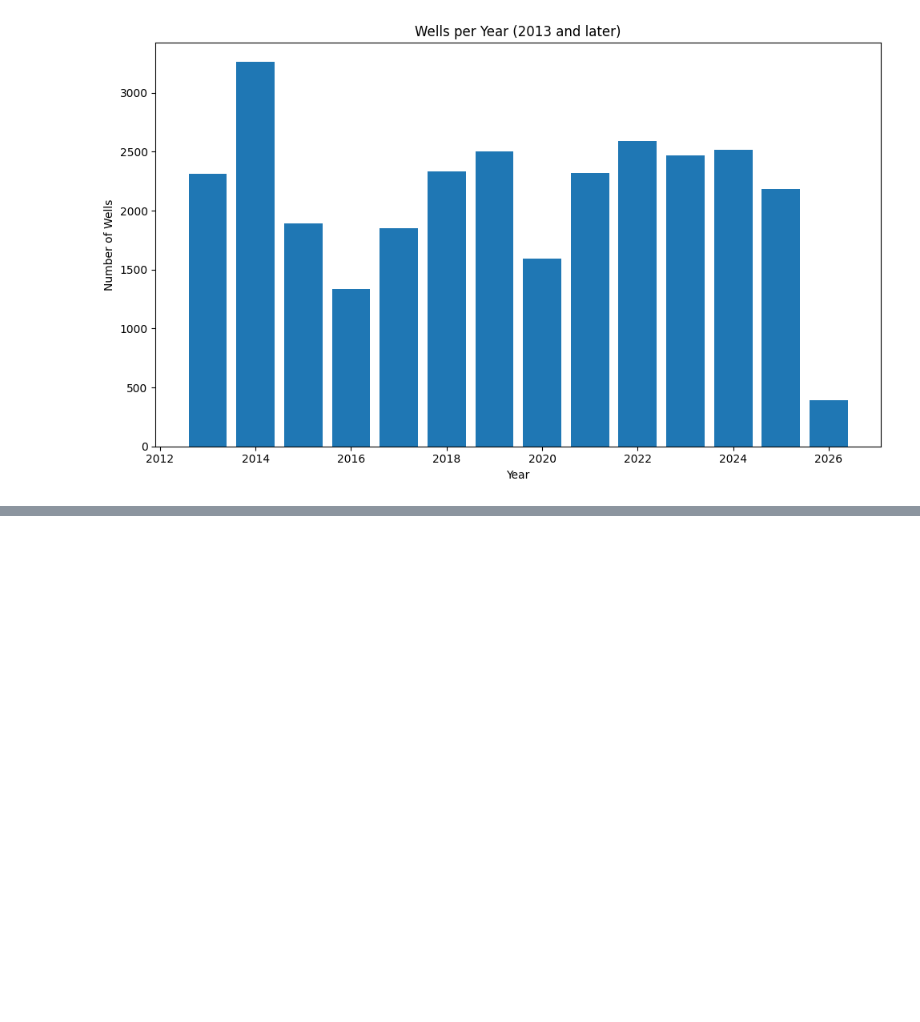
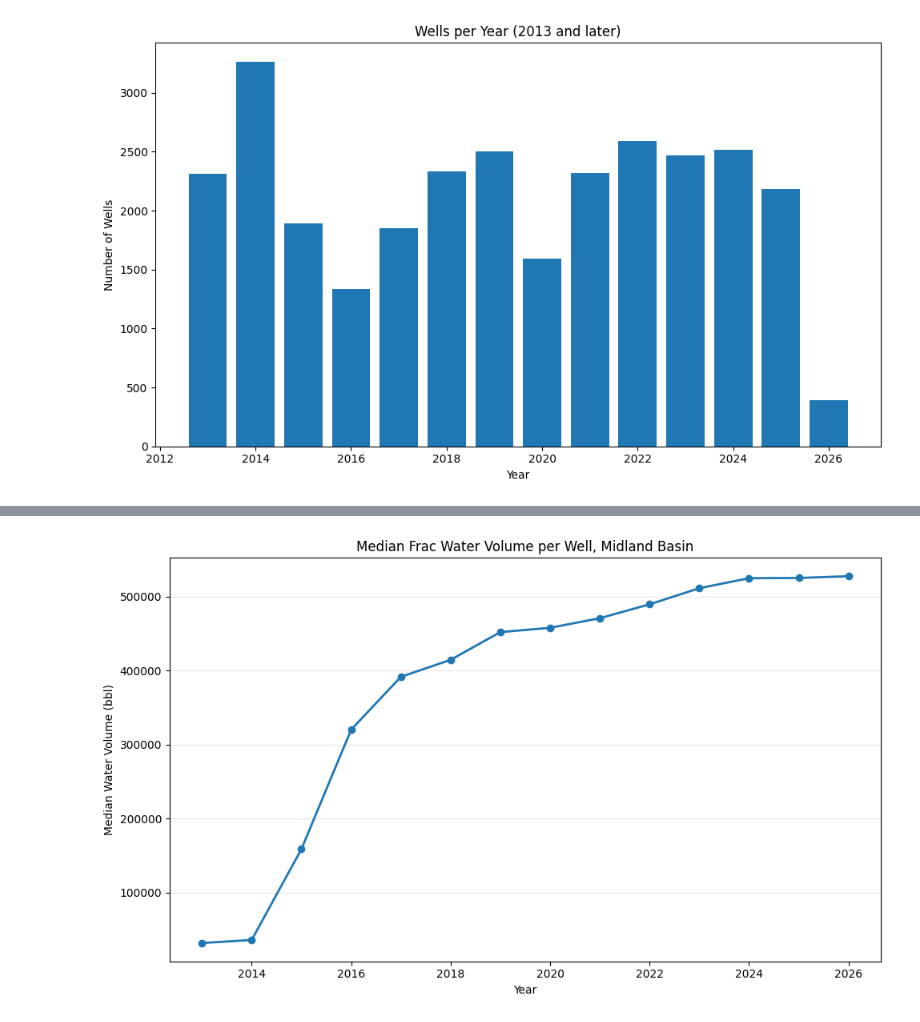
Before and after one commit to gjbuck/permian-production-analysis, a Jupyter notebook: notebooks/01_explore_fracfocus.ipynb, the cells around one changed output, grey strips where cells are left out. Saved outputs shown, nothing was run; the diff lists cells and outputs as text; code cells hidden in the pictures; blank space fills up the shorter version.

```diff
--- a/notebooks/01_explore_fracfocus.ipynb
+++ b/notebooks/01_explore_fracfocus.ipynb
@@ -182,3 +182,8 @@ plt.show()
 fig.savefig("../figures/wells_per_year.png")
 # %% [output]
 [figure]
+# %%
+median_water_per_year = mb_df.groupby("Year")["TotalBaseWaterVolume"].median()
+median_water_per_year = median_water_per_year[median_water_per_year.index >= 2013]
+median_water_per_year_bbl = median_water_per_year / 42
+print(median_water_per_year_bbl)
@@ -184,0 +207,14 @@ fig.savefig("../figures/wells_per_year.png")
+# %%
+import matplotlib.pyplot as plt
+
+fig, ax = plt.subplots(figsize=(10, 6))
+ax.plot(median_water_per_year_bbl.index,median_water_per_year_bbl.values, marker="o", linewidth=2,)
+ax.set_title("Median Frac Water Volume per Well, Midland Basin")
+ax.set_xlabel("Year")
+ax.set_ylabel("Median Water Volume (bbl)")
+ax.grid(axis="y", alpha=0.3)
+plt.tight_layout()
+fig.savefig("../figures/median_water_per_year.png")
+plt.show()
+# %% [output]
+[figure, added]
```
Also changed, not shown: parts of 3 cells of this notebook, 2 other files.
